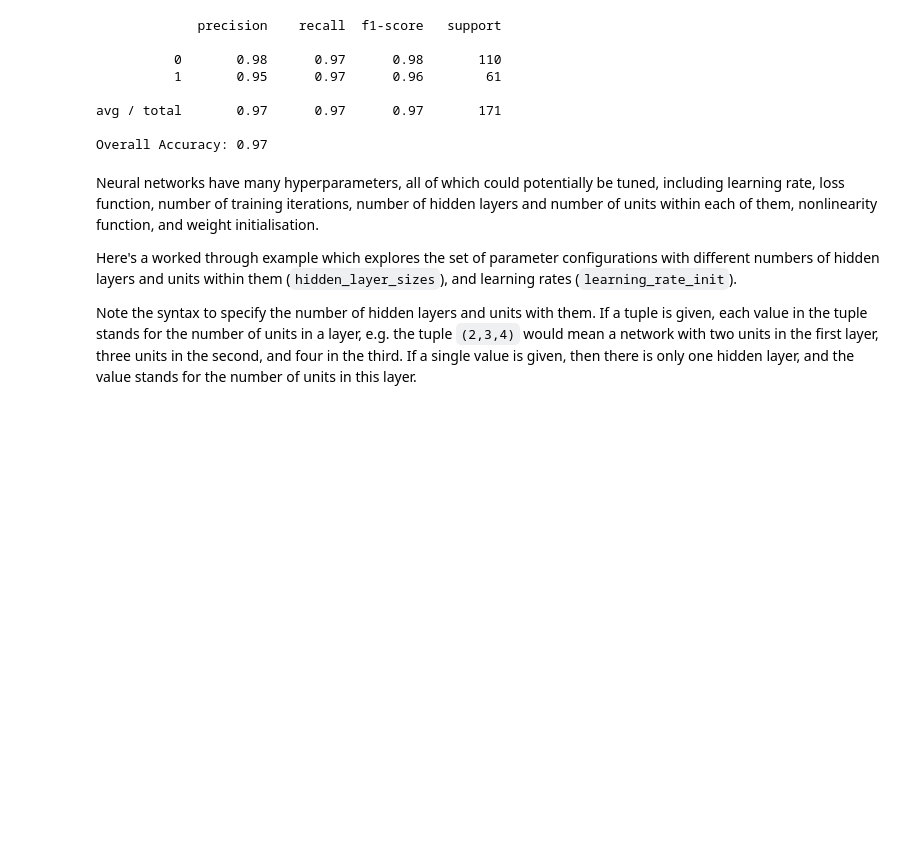
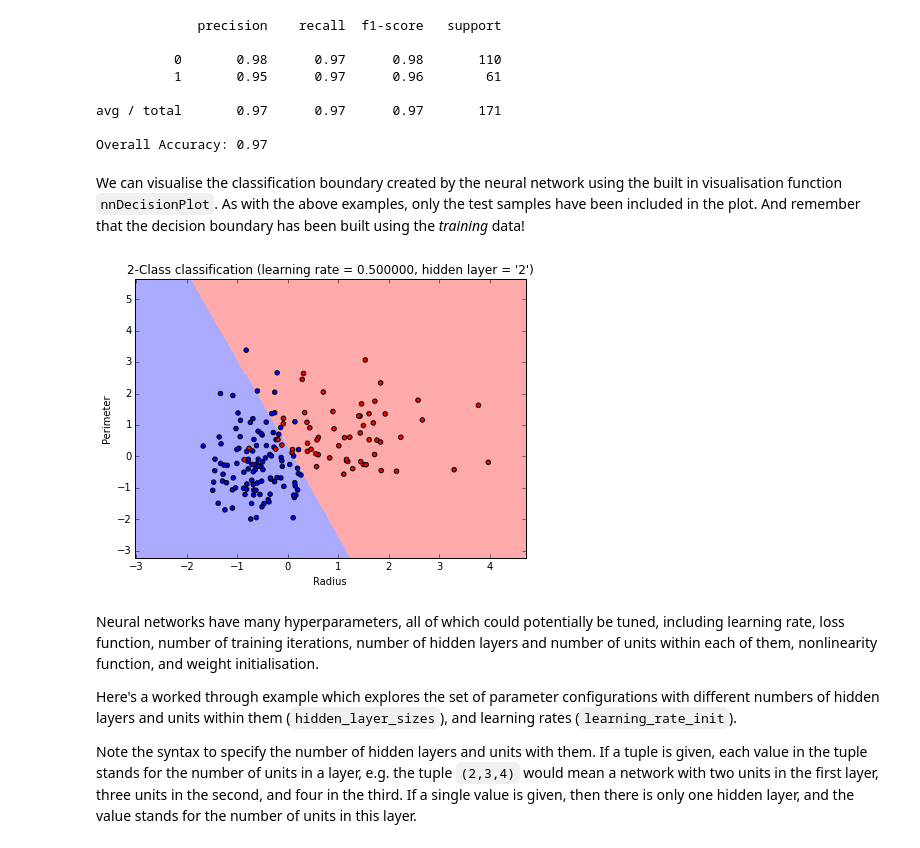
Before and after one commit to cambridgecoding/pydata-tutorial, a Jupyter notebook: PyData.ipynb, the cells around one changed output. Cells and saved outputs as stored; diff of their text form; code cells hidden in the pictures; blank space fills up the shorter version.

```diff
--- a/PyData.ipynb
+++ b/PyData.ipynb
@@ -544,6 +550,12 @@ print "Overall Accuracy:", round(metrics.accuracy_score(yTest, net_prediction),2
 avg / total       0.97      0.97      0.97       171
 
 Overall Accuracy: 0.97
+# %% [markdown]
+We can visualise the classification boundary created by the neural network using the built in visualisation function `nnDecisionPlot`. As with the above examples, only the test samples have been included in the plot. And remember that the decision boundary has been built using the _training_ data!
+# %%
+visplots.nnDecisionPlot(XTrain, yTrain, XTest, yTest, 2, .5)
+# %% [output]
+[figure, added]
 # %% [markdown]
 Neural networks have many hyperparameters, all of which could potentially be tuned, including learning rate, loss function, number of training iterations, number of hidden layers and number of units within each of them, nonlinearity function, and weight initialisation.
 
```
Also changed, not shown: parts of 11 cells of this notebook, 1 other file.
